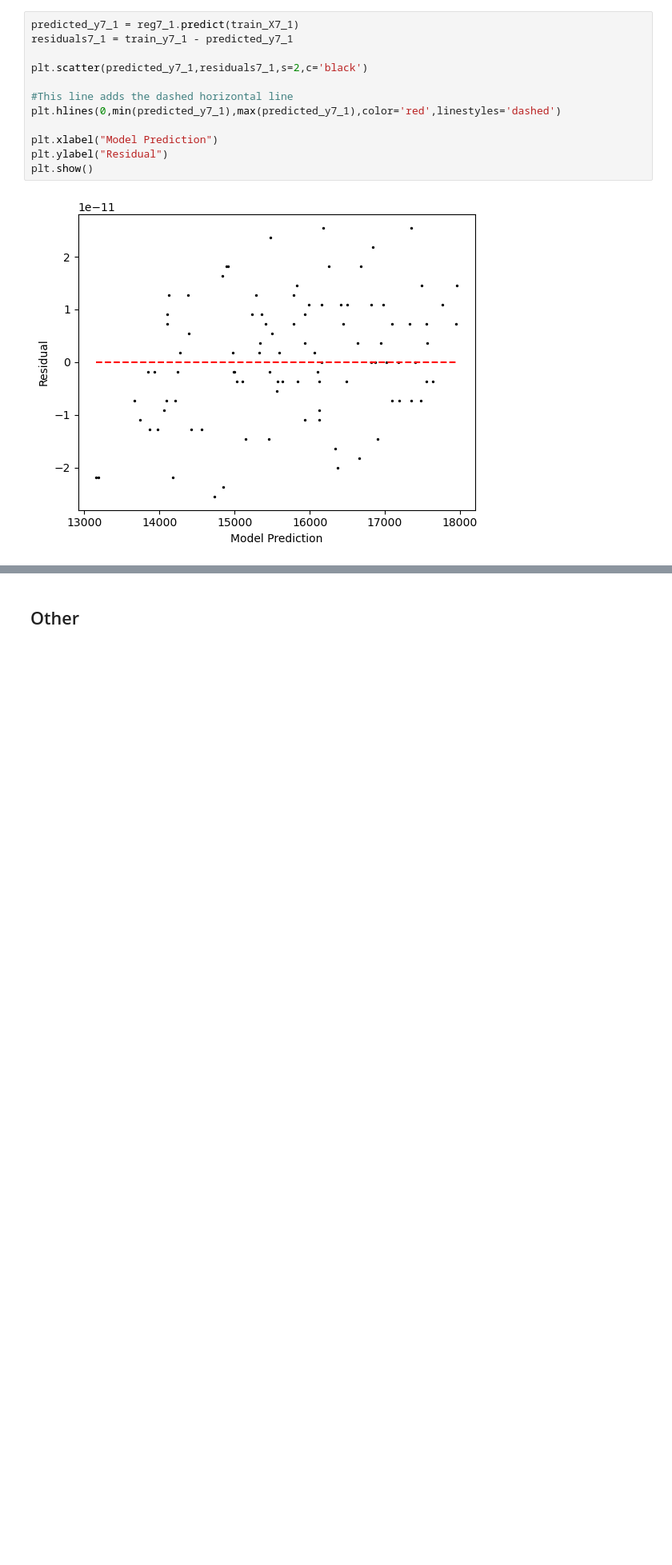
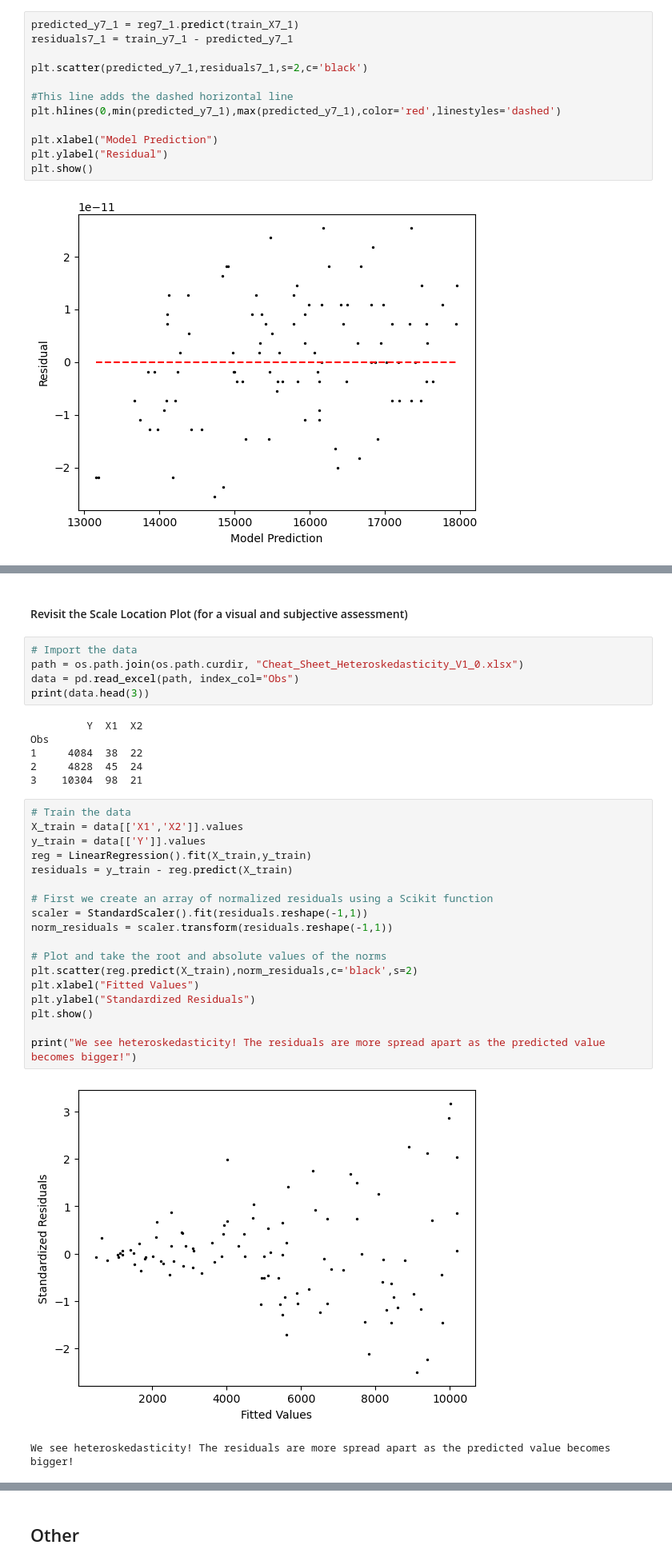
Before and after one commit to ericyang91/coding_practice, a Jupyter notebook: Linear Regression/MoD.ipynb, the cells around one changed output, grey strips where cells are left out. Shown at 80% size. Cells and saved outputs as stored; diff of their text form; blank space fills up the shorter version.

Commit message:
finalizing regression

```diff
--- a/Linear Regression/MoD.ipynb
+++ b/Linear Regression/MoD.ipynb
@@ -1315,0 +1537,34 @@ plt.show()
+# %% [markdown]
+#### Revisit the Scale Location Plot (for a visual and subjective assessment)
+# %%
+# Import the data
+path = os.path.join(os.path.curdir, "Cheat_Sheet_Heteroskedasticity_V1_0.xlsx")
+data = pd.read_excel(path, index_col="Obs")
+print(data.head(3))
+# %% [output]
+         Y  X1  X2
+Obs
+1     4084  38  22
+2     4828  45  24
+3    10304  98  21
+# %%
+# Train the data
+X_train = data[['X1','X2']].values
+y_train = data[['Y']].values
+reg = LinearRegression().fit(X_train,y_train)
+residuals = y_train - reg.predict(X_train)
+
+# First we create an array of normalized residuals using a Scikit function
+scaler = StandardScaler().fit(residuals.reshape(-1,1))
+norm_residuals = scaler.transform(residuals.reshape(-1,1))
+
+# Plot and take the root and absolute values of the norms
+plt.scatter(reg.predict(X_train),norm_residuals,c='black',s=2)
+plt.xlabel("Fitted Values")
+plt.ylabel("Standardized Residuals")
+plt.show()
+
+print("We see heteroskedasticity! The residuals are more spread apart as the predicted value becomes bigger!")
+# %% [output]
+[figure, added]
+We see heteroskedasticity! The residuals are more spread apart as the predicted value becomes bigger!
```
Also changed, not shown: parts of 70 cells of this notebook, 4 other files.
